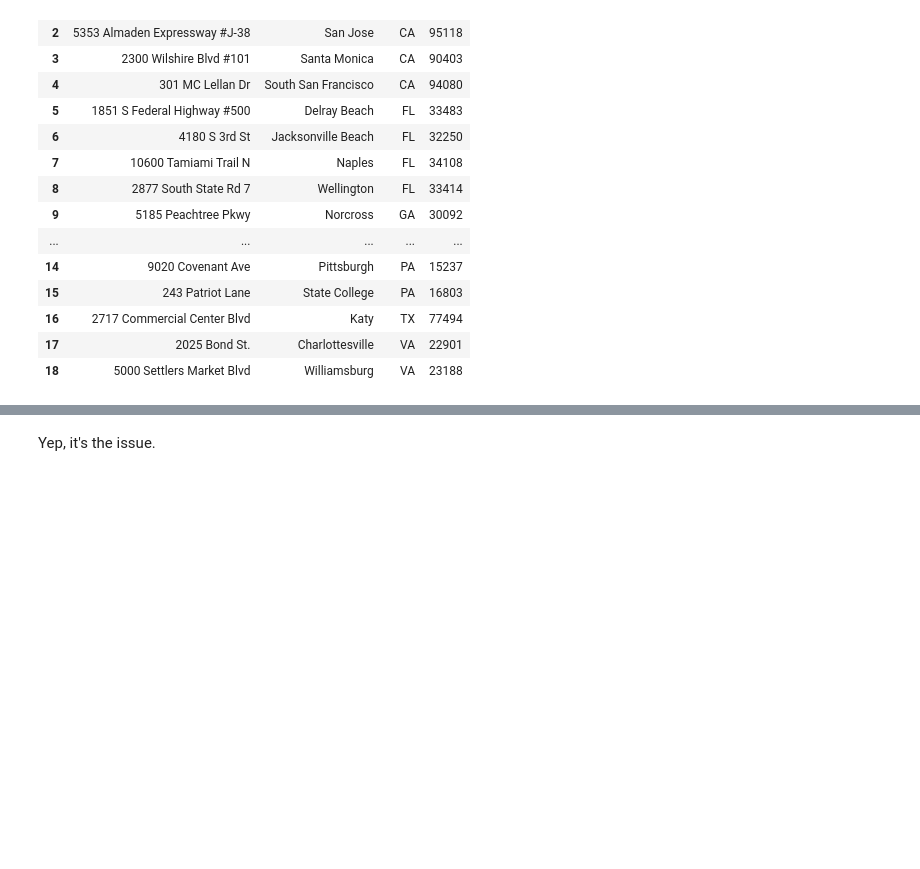
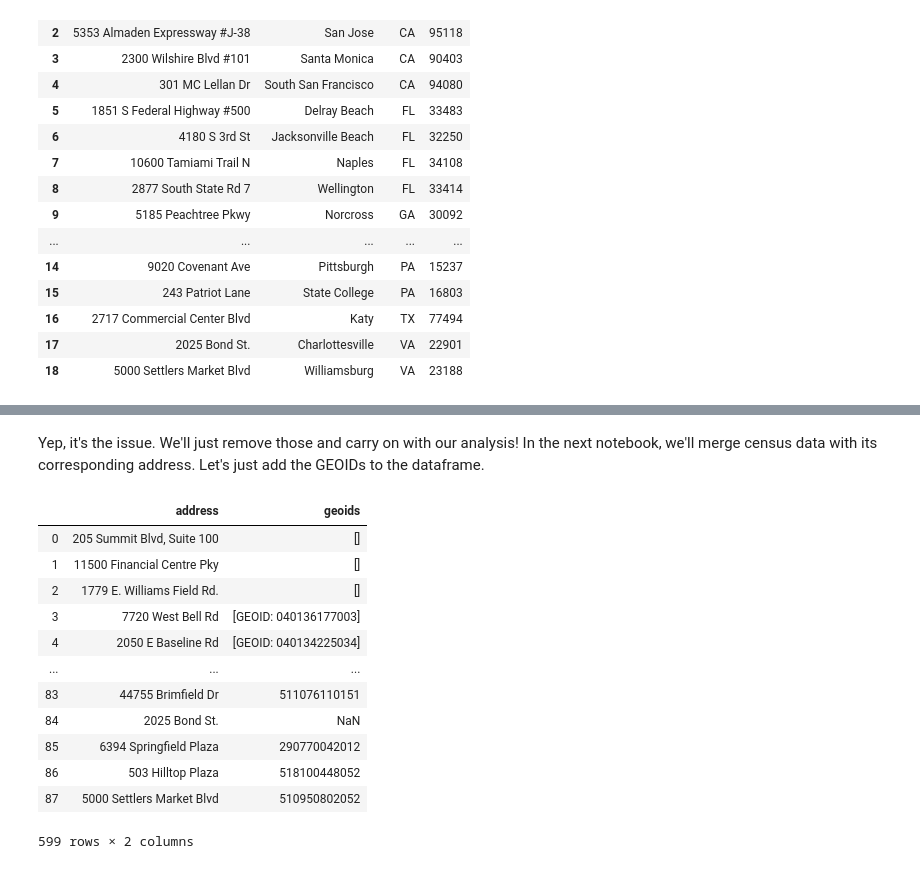
Before and after one commit to h-parker/trader-joes-nbhd-exploration, a Jupyter notebook: tj-location-data-collection.ipynb, the cells around one changed output, grey strips where cells are left out. Saved outputs shown, nothing was run; the diff lists cells and outputs as text; code cells hidden in the pictures; blank space fills up the shorter version.

```diff
--- a/tj-location-data-collection.ipynb
+++ b/tj-location-data-collection.ipynb
@@ -450,2 +334,28 @@ error
-# %% [markdown]
-Yep, it's the issue.
+# %% [markdown]
+Yep, it's the issue. We'll just remove those and carry on with our analysis! In the next notebook, we'll merge census data with its corresponding address. Let's just add the GEOIDs to the dataframe.
+# %%
+# the original geoids that were found
+og_geoids_df = pd.DataFrame(geoids)
+og_geoids_df.columns = ['address', 'geoids']
+# %%
+# the geoids that were found through geopy
+found_geoids_df = pd.DataFrame(found_geoids)
+found_geoids_df.columns = ['address', 'geoids']
+# %%
+# combining both (we'll remove duplicates & null values)
+final_geoids = pd.concat([og_geoids_df, found_geoids_df])
+final_geoids
+# %% [output]
+|  | address | geoids |
+| 0 | 205 Summit Blvd, Suite 100 | [] |
+| 1 | 11500 Financial Centre Pky | [] |
+| 2 | 1779 E. Williams Field Rd. | [] |
+| 3 | 7720 West Bell Rd | [GEOID: 040136177003] |
+| 4 | 2050 E Baseline Rd | [GEOID: 040134225034] |
+| ... | ... | ... |
+| 83 | 44755 Brimfield Dr | 511076110151 |
+| 84 | 2025 Bond St. | NaN |
+| 85 | 6394 Springfield Plaza | 290770042012 |
+| 86 | 503 Hilltop Plaza | 518100448052 |
+| 87 | 5000 Settlers Market Blvd | 510950802052 |
+599 rows × 2 columns
```
Also changed, not shown: parts of 24 cells of this notebook.
